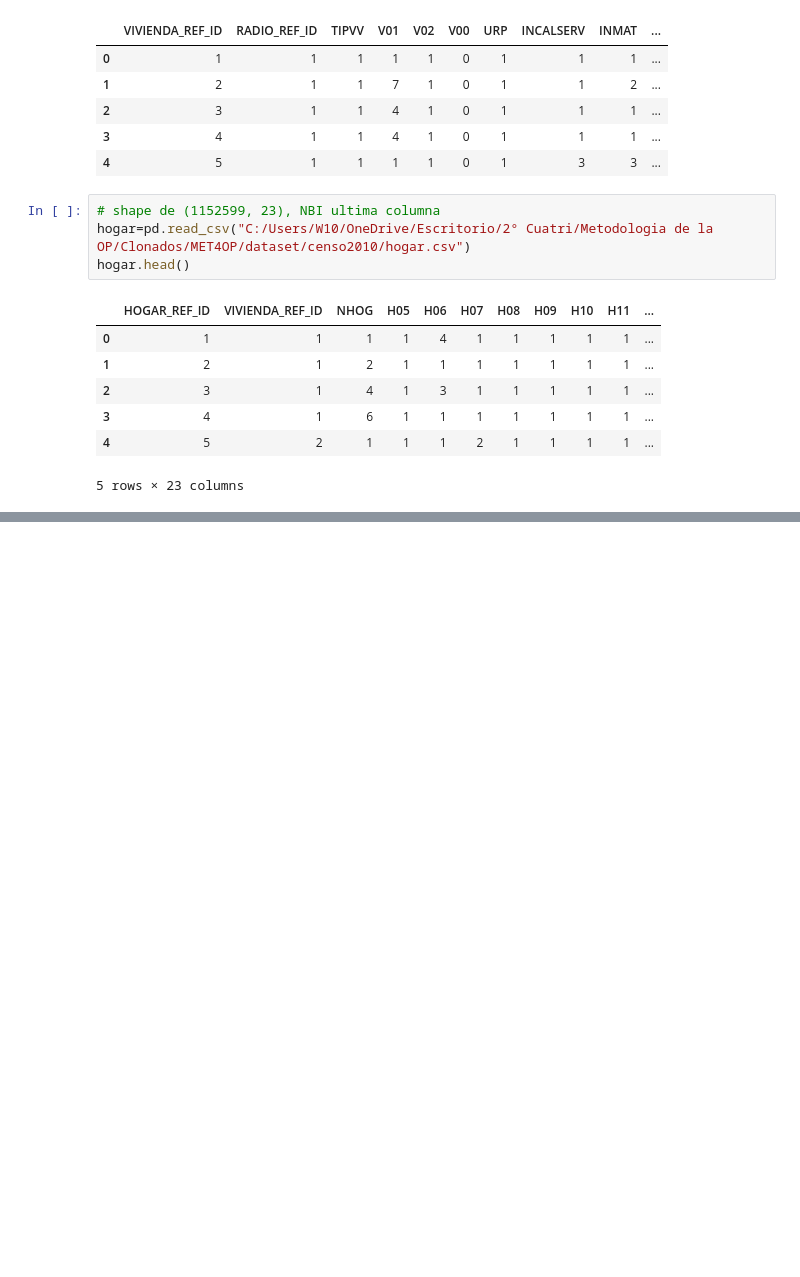
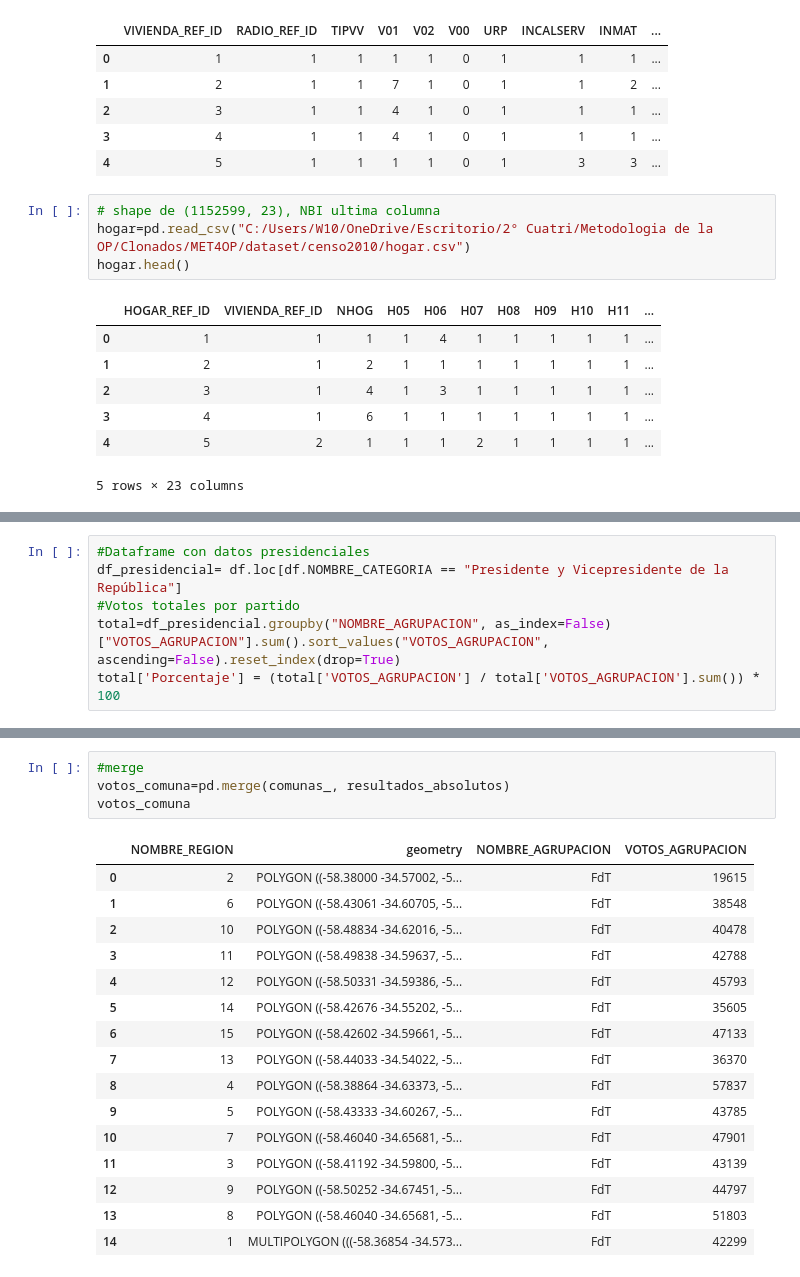
Before and after one commit to EmiKaczmarczyk/MET4OP, a Jupyter notebook: Examenes/TP2/emi.ipynb, the cells around one changed output, grey strips where cells are left out. Cells and saved outputs as stored; diff of their text form; blank space fills up the shorter version.

```diff
--- a/Examenes/TP2/emi.ipynb
+++ b/Examenes/TP2/emi.ipynb
@@ -207,0 +250,6 @@ hogar.head()
+# %%
+#Dataframe con datos presidenciales
+df_presidencial= df.loc[df.NOMBRE_CATEGORIA == "Presidente y Vicepresidente de la República"]
+#Votos totales por partido
+total=df_presidencial.groupby("NOMBRE_AGRUPACION", as_index=False)["VOTOS_AGRUPACION"].sum().sort_values("VOTOS_AGRUPACION", ascending=False).reset_index(drop=True)
+total['Porcentaje'] = (total['VOTOS_AGRUPACION'] / total['VOTOS_AGRUPACION'].sum()) * 100
@@ -207,0 +329,21 @@ hogar.head()
+# %%
+#merge
+votos_comuna=pd.merge(comunas_, resultados_absolutos)
+votos_comuna
+# %% [output]
+|  | NOMBRE_REGION | geometry | NOMBRE_AGRUPACION | VOTOS_AGRUPACION |
+| 0 | 2 | POLYGON ((-58.38000 -34.57002, -5... | FdT | 19615 |
+| 1 | 6 | POLYGON ((-58.43061 -34.60705, -5... | FdT | 38548 |
+| 2 | 10 | POLYGON ((-58.48834 -34.62016, -5... | FdT | 40478 |
+| 3 | 11 | POLYGON ((-58.49838 -34.59637, -5... | FdT | 42788 |
+| 4 | 12 | POLYGON ((-58.50331 -34.59386, -5... | FdT | 45793 |
+| 5 | 14 | POLYGON ((-58.42676 -34.55202, -5... | FdT | 35605 |
+| 6 | 15 | POLYGON ((-58.42602 -34.59661, -5... | FdT | 47133 |
+| 7 | 13 | POLYGON ((-58.44033 -34.54022, -5... | FdT | 36370 |
+| 8 | 4 | POLYGON ((-58.38864 -34.63373, -5... | FdT | 57837 |
+| 9 | 5 | POLYGON ((-58.43333 -34.60267, -5... | FdT | 43785 |
+| 10 | 7 | POLYGON ((-58.46040 -34.65681, -5... | FdT | 47901 |
+| 11 | 3 | POLYGON ((-58.41192 -34.59800, -5... | FdT | 43139 |
+| 12 | 9 | POLYGON ((-58.50252 -34.67451, -5... | FdT | 44797 |
+| 13 | 8 | POLYGON ((-58.46040 -34.65681, -5... | FdT | 51803 |
+| 14 | 1 | MULTIPOLYGON (((-58.36854 -34.573... | FdT | 42299 |
```
Also changed, not shown: parts of 20 cells of this notebook, 1 other file.
